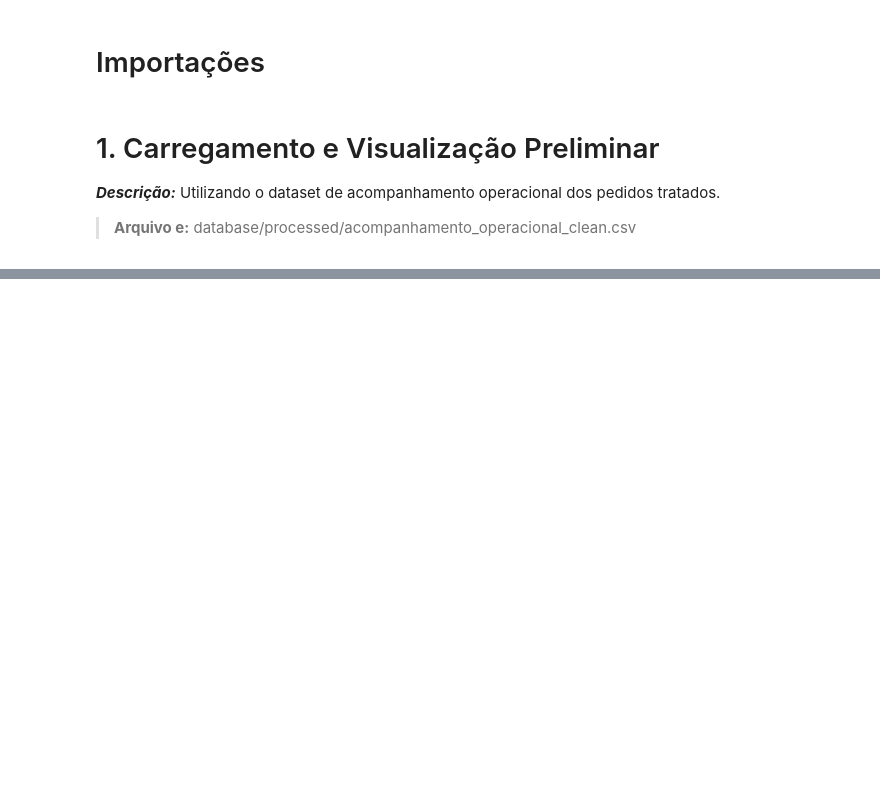
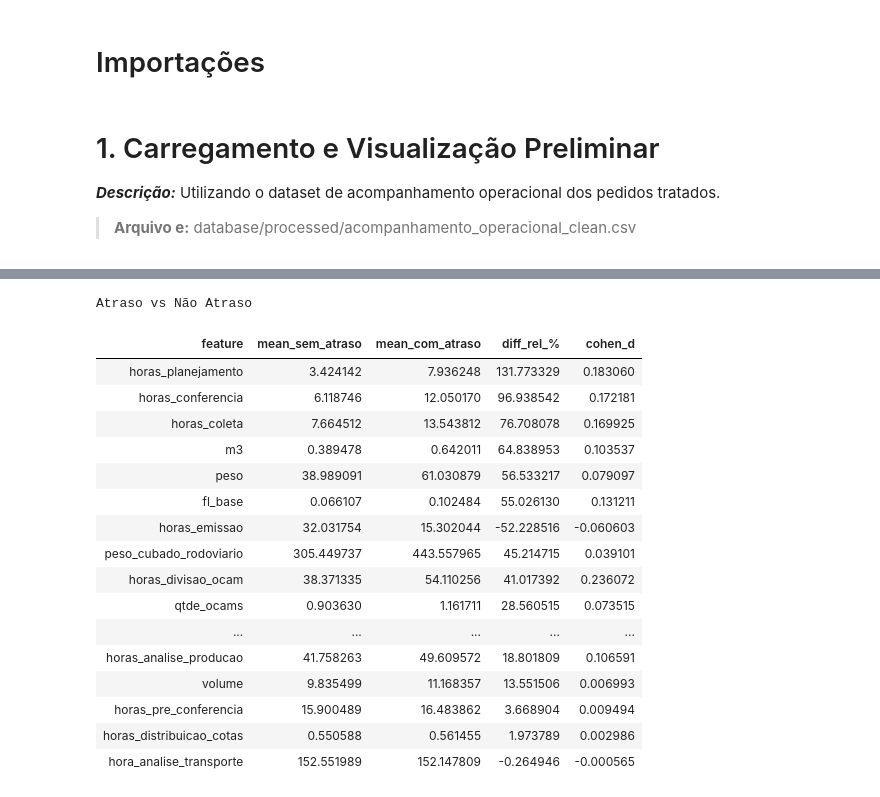
Before and after one commit to tiago466/ds-otif-detection-ml, a Jupyter notebook: notebooks/02_eda_inferencial.ipynb, the cells around one changed output, grey strips where cells are left out. Drawn from its saved outputs; the diff is of its cells as text; code cells hidden in the pictures; blank space fills up the shorter version.

```diff
--- a/notebooks/02_eda_inferencial.ipynb
+++ b/notebooks/02_eda_inferencial.ipynb
@@ -73,0 +553,63 @@ df_main.head(5)
+# %%
+linhas_sep = []
+
+for col in cols_num:
+    g0 = df_main.loc[df_main[TARGET] == 0, col].dropna()
+    g1 = df_main.loc[df_main[TARGET] == 1, col].dropna()
+
+    if len(g0) > 10 and len(g1) > 10:
+        mean0 = g0.mean()
+        mean1 = g1.mean()
+        std_pooled = np.sqrt(((g0.var() + g1.var()) / 2))
+
+        diff_abs = mean1 - mean0
+        diff_rel = (diff_abs / (mean0 if mean0 != 0 else 1e-6)) * 100
+
+        cohen_d = diff_abs / (std_pooled if std_pooled != 0 else 1e-6)
+
+        linhas_sep.append({
+            "feature": col,
+            "mean_sem_atraso": mean0,
+            "mean_com_atraso": mean1,
+            "diff_rel_%": diff_rel,
+            "cohen_d": cohen_d
+        })
+
+df_sep = (
+    pd.DataFrame(linhas_sep)
+      .sort_values("diff_rel_%", key=lambda x: x.abs(), ascending=False)
+      .reset_index(drop=True)
+)
+
+
+html = f"""
+<div style="display: flex; gap: 50px; justify-content: left;">
+
+    <div>
+        <h3 style="text-align:center;">Atraso vs Não Atraso</h3>
+        {df_sep.to_html(index=False)}
+    </div>
+
+</div>
+"""
+
+display(HTML(html))
+# %% [output]
+Atraso vs Não Atraso
+| feature | mean_sem_atraso | mean_com_atraso | diff_rel_% | cohen_d |
+| horas_planejamento | 3.424142 | 7.936248 | 131.773329 | 0.183060 |
+| horas_conferencia | 6.118746 | 12.050170 | 96.938542 | 0.172181 |
+| horas_coleta | 7.664512 | 13.543812 | 76.708078 | 0.169925 |
+| m3 | 0.389478 | 0.642011 | 64.838953 | 0.103537 |
+| peso | 38.989091 | 61.030879 | 56.533217 | 0.079097 |
+| fl_base | 0.066107 | 0.102484 | 55.026130 | 0.131211 |
+| horas_emissao | 32.031754 | 15.302044 | -52.228516 | -0.060603 |
+| peso_cubado_rodoviario | 305.449737 | 443.557965 | 45.214715 | 0.039101 |
+| horas_divisao_ocam | 38.371335 | 54.110256 | 41.017392 | 0.236072 |
+| qtde_ocams | 0.903630 | 1.161711 | 28.560515 | 0.073515 |
+| ... | ... | ... | ... | ... |
+| horas_analise_producao | 41.758263 | 49.609572 | 18.801809 | 0.106591 |
+| volume | 9.835499 | 11.168357 | 13.551506 | 0.006993 |
+| horas_pre_conferencia | 15.900489 | 16.483862 | 3.668904 | 0.009494 |
+| horas_distribuicao_cotas | 0.550588 | 0.561455 | 1.973789 | 0.002986 |
+| hora_analise_transporte | 152.551989 | 152.147809 | -0.264946 | -0.000565 |
```
Also changed, not shown: parts of 22 cells of this notebook, 3 other files.
